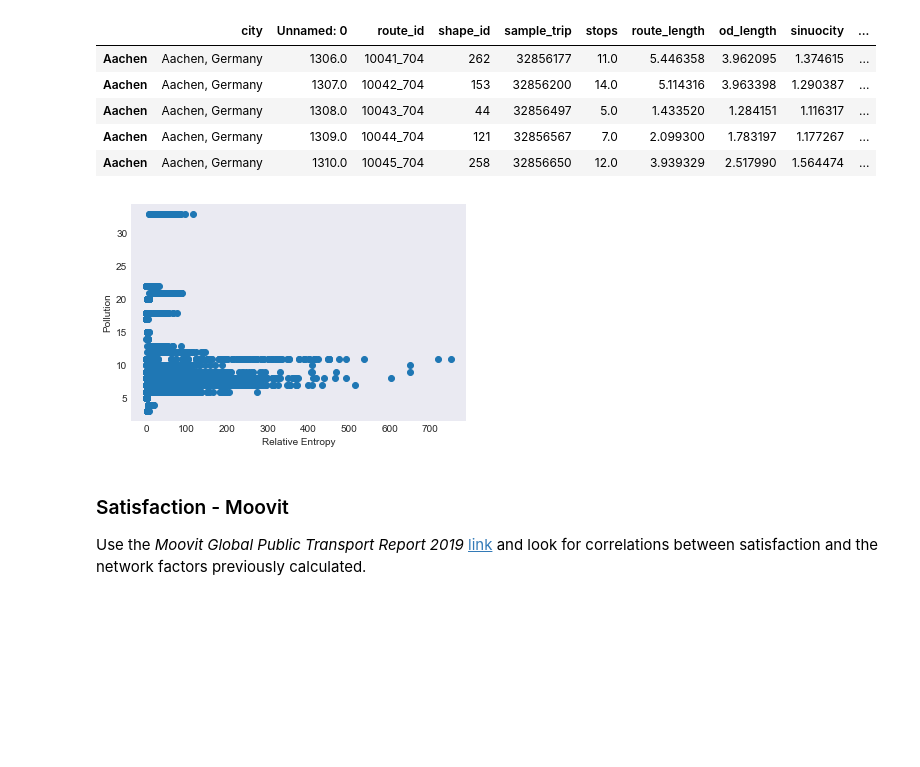
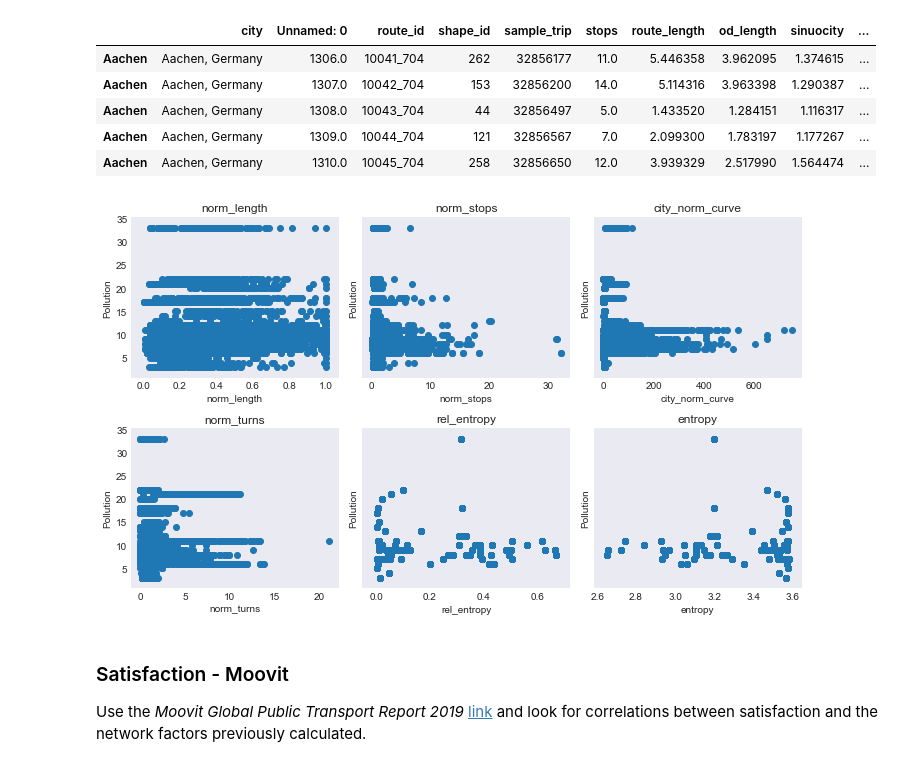
Before and after one commit to Urban-Analytics/BusAnalytics, a Jupyter notebook: Analysis/BusRouteAnalysis.ipynb, the cells around one changed output. Drawn from its saved outputs; the diff is of its cells as text; code cells hidden in the pictures; blank space fills up the shorter version.

Commit message:
improved plotting of pollution and movit data - now have plots for the main indicators

```diff
--- a/Analysis/BusRouteAnalysis.ipynb
+++ b/Analysis/BusRouteAnalysis.ipynb
@@ -466,13 +466,19 @@ metrics_pollution.head()
 | Aachen | Aachen, Germany | 1308.0 | 10043_704 | 44 | 32856497 | 5.0 | 1.433520 | 1.284151 | 1.116317 | ... |
 | Aachen | Aachen, Germany | 1309.0 | 10044_704 | 121 | 32856567 | 7.0 | 2.099300 | 1.783197 | 1.177267 | ... |
 | Aachen | Aachen, Germany | 1310.0 | 10045_704 | 258 | 32856650 | 12.0 | 3.939329 | 2.517990 | 1.564474 | ... |
-# %%
-plt.scatter(x=metrics_pollution['city_norm_curve'], y=metrics_pollution['Annual mean, ug/m3']) # rel_entropy
-plt.xlabel("Relative Entropy")
-plt.ylabel("Pollution")
-plt.show()
-# %% [output]
-[figure, removed]
+# %%
+fig, axes = plt.subplots(nrows=2, ncols=3, sharex=False, sharey=True, figsize=(10,6))
+
+for i, var in enumerate(['norm_length', 'norm_stops', 'city_norm_curve', 'norm_turns', 'rel_entropy', 'entropy']):
+    ax = axes.flatten()[i]
+    ax.scatter(x=metrics_pollution[var], y=metrics_pollution['Annual mean, ug/m3'])
+    ax.set_xlabel(var)
+    ax.set_ylabel("Pollution")
+    ax.set_title(var)
+
+fig.tight_layout()
+# %% [output]
+[figure, added]
 # %% [markdown]
 ### Satisfaction - Moovit
 
```
Also changed, not shown: parts of 3 cells of this notebook.
